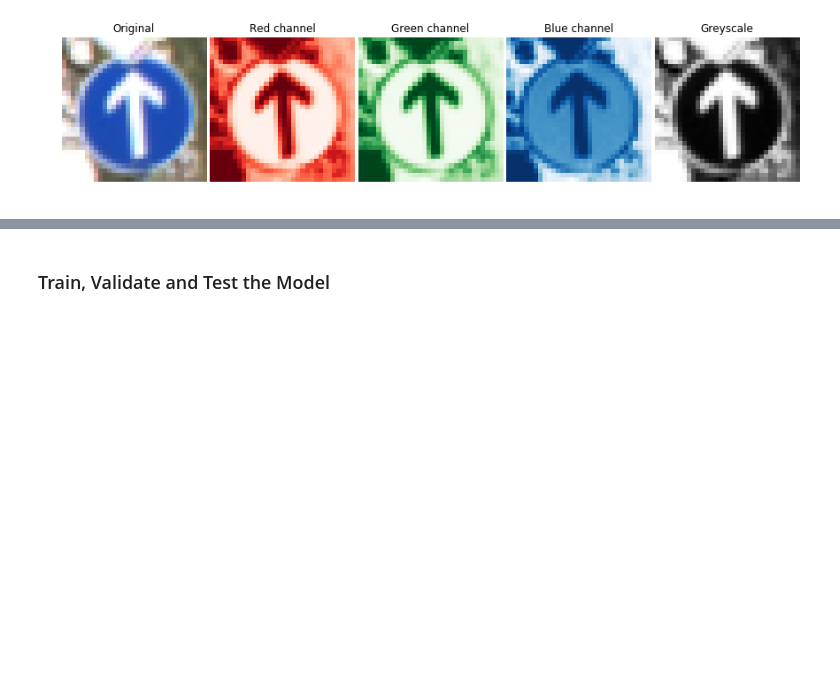
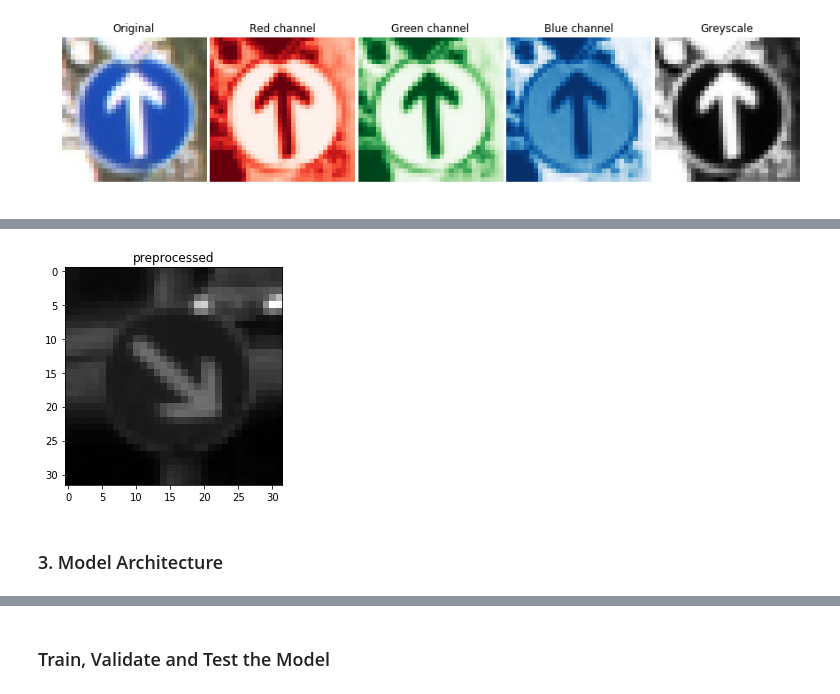
Before and after one commit to heliotropium72/traffic_sign_classifier, a Jupyter notebook: Traffic_Sign_Classifier.ipynb, the cells around one changed output, grey strips where cells are left out. Cells and saved outputs as stored; diff of their text form; code cells hidden in the pictures; blank space fills up the shorter version.

```diff
--- a/Traffic_Sign_Classifier.ipynb
+++ b/Traffic_Sign_Classifier.ipynb
@@ -405,2 +408,13 @@ except:
+# %%
+idx=50
+plt.figure()
+#plt.title('Label: {}'.format(signname_label(y_train[idx])))
+plt.title('preprocessed')
+plt.imshow(X_train[idx,:,:,0], cmap='Greys_r')
+plt.show()
+# %% [output]
+[figure, added]
+# %% [markdown]
+### 3. Model Architecture
 # %%
 from tensorflow.contrib.layers import flatten
```
Also changed, not shown: parts of 32 cells of this notebook, 10 other files.
